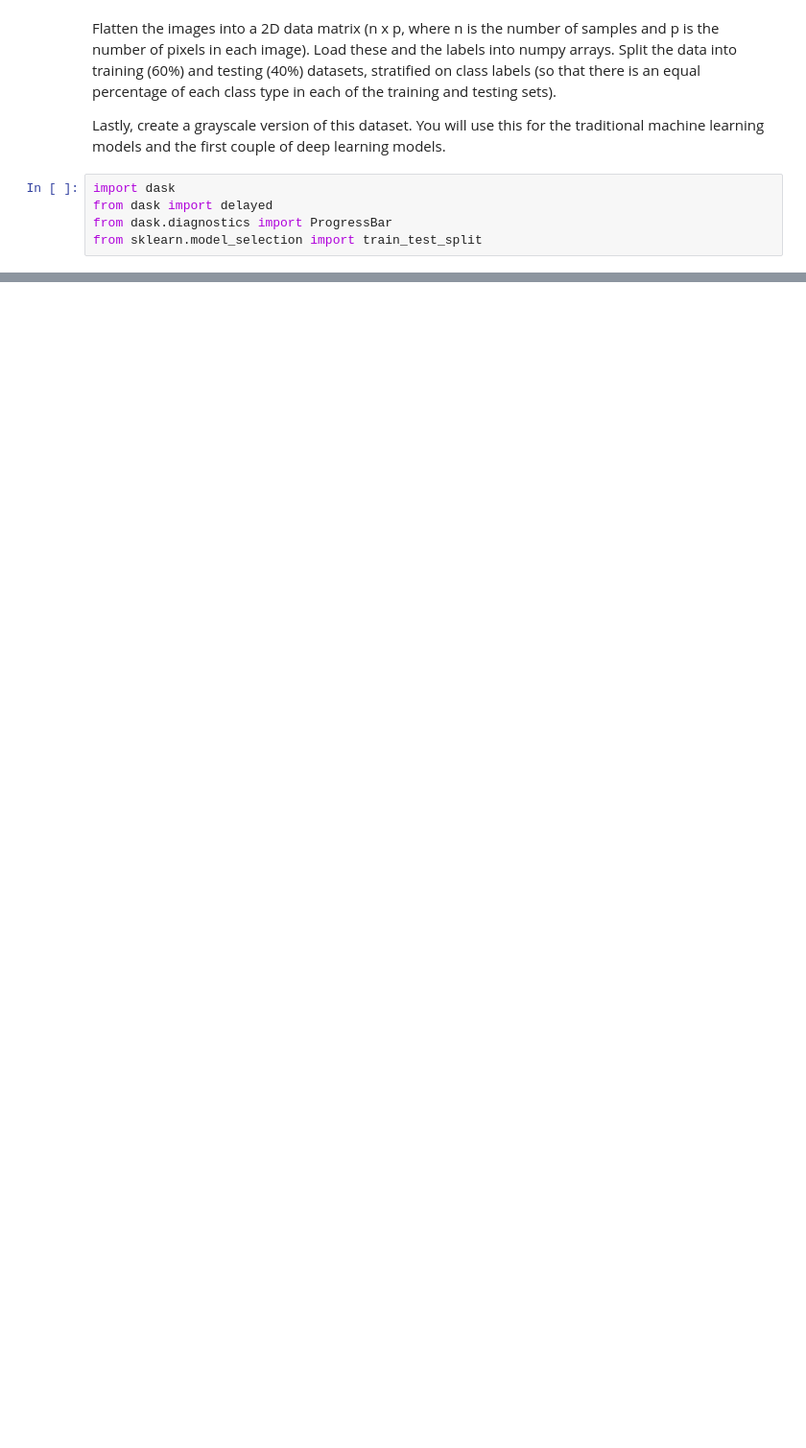
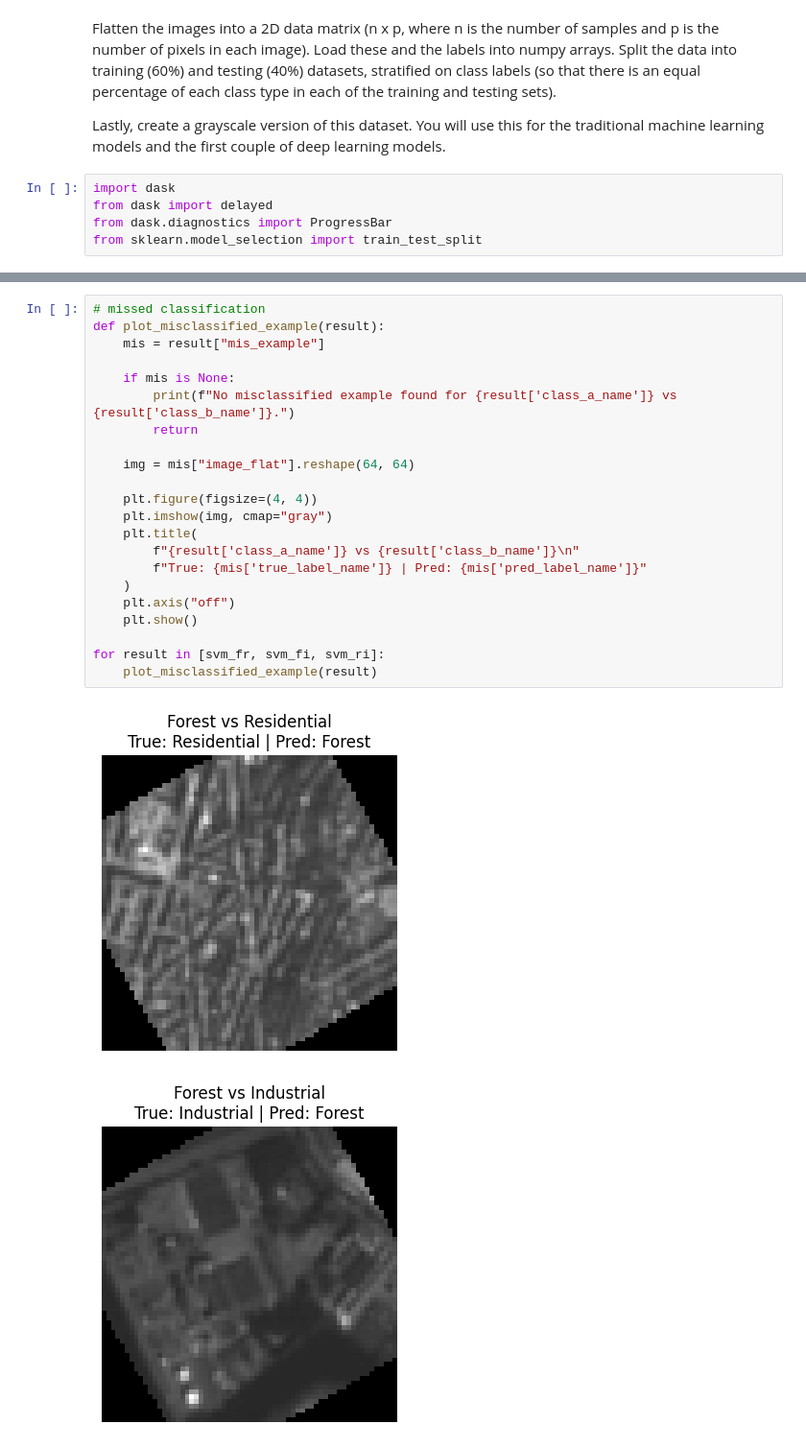
Before and after one commit to helenxu0624/musa-650-spring2026-Projects, a Jupyter notebook: EuroStats/eurosat.ipynb, the cells around one changed output, grey strips where cells are left out. Shown at 96% size. Saved outputs shown, nothing was run; the diff lists cells and outputs as text; blank space fills up the shorter version.

```diff
--- a/EuroStats/eurosat.ipynb
+++ b/EuroStats/eurosat.ipynb
@@ -376,0 +714,25 @@ X_gray_test  : (21600, 4096)
+# %%
+# missed classification
+def plot_misclassified_example(result):
+    mis = result["mis_example"]
+
+    if mis is None:
+        print(f"No misclassified example found for {result['class_a_name']} vs {result['class_b_name']}.")
+        return
+
+    img = mis["image_flat"].reshape(64, 64)
+
+    plt.figure(figsize=(4, 4))
+    plt.imshow(img, cmap="gray")
+    plt.title(
+        f"{result['class_a_name']} vs {result['class_b_name']}\n"
+        f"True: {mis['true_label_name']} | Pred: {mis['pred_label_name']}"
+    )
+    plt.axis("off")
+    plt.show()
+
+for result in [svm_fr, svm_fi, svm_ri]:
+    plot_misclassified_example(result)
+# %% [output]
+[figure, added]
+[figure, added]
```
Also changed, not shown: parts of 81 cells of this notebook.
